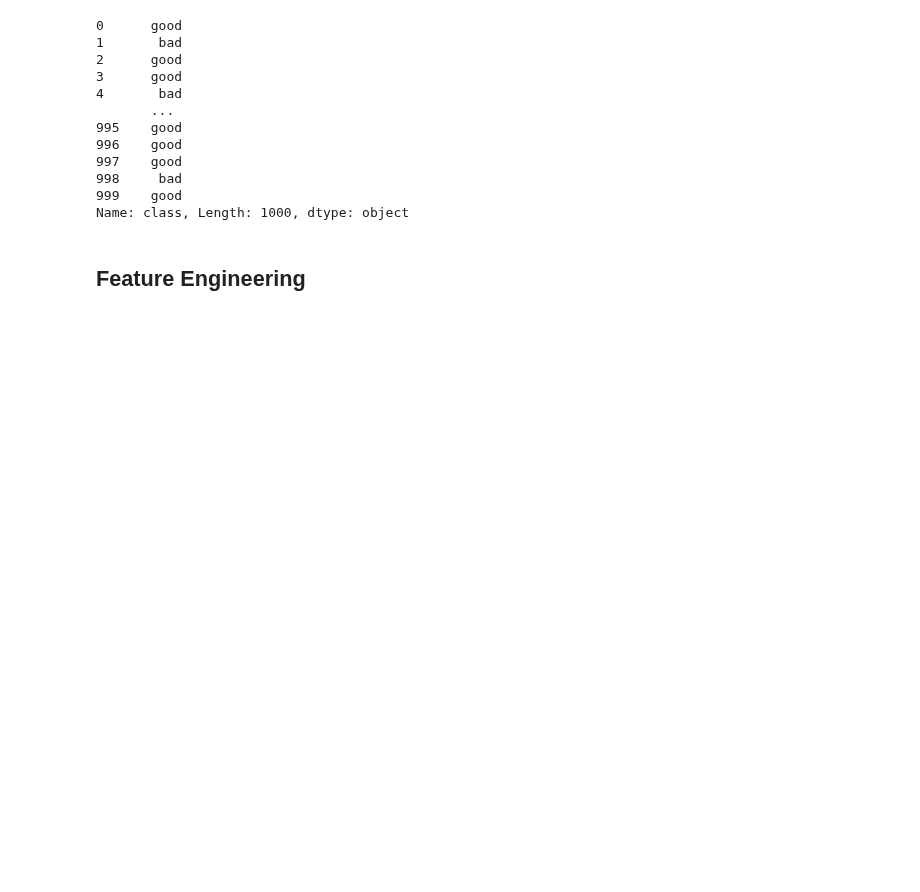
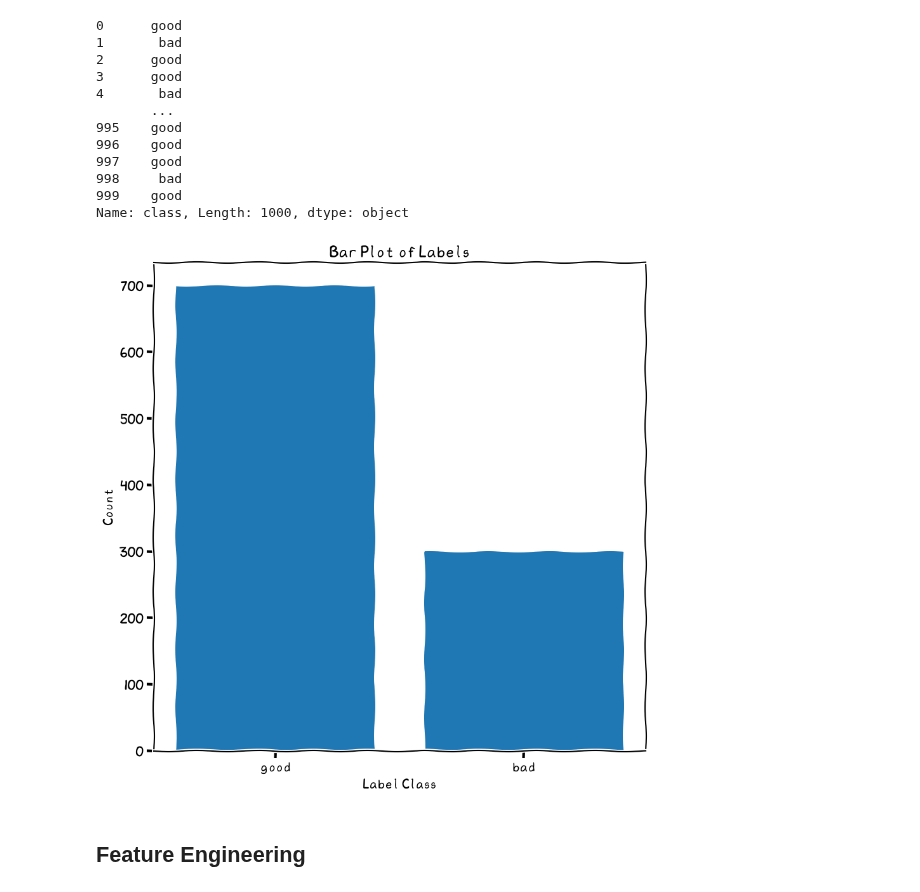
Before and after one commit to ranggakd/DAIly, a Jupyter notebook: projects/german_credit/Internal_Audit_Insights-Credit_Risk_Assessment_and_Fraud_Detection.ipynb, the cells around one changed output. Cells and saved outputs as stored; diff of their text form; code cells hidden in the pictures; blank space fills up the shorter version.

```diff
--- a/projects/german_credit/Internal_Audit_Insights-Credit_Risk_Assessment_and_Fraud_Detection.ipynb
+++ b/projects/german_credit/Internal_Audit_Insights-Credit_Risk_Assessment_and_Fraud_Detection.ipynb
@@ -249,6 +246,18 @@ labels
 998     bad
 999    good
 Name: class, Length: 1000, dtype: object
+# %%
+# plot the labels to see whether it is balance or not
+label_counts = labels.value_counts()
+
+plt.figure(figsize=(10, 10))
+plt.bar(label_counts.index, label_counts.values)
+plt.xlabel('Label Class')
+plt.ylabel('Count')
+plt.title('Bar Plot of Labels')
+plt.show()
+# %% [output]
+[figure, added]
 # %% [markdown]
 ## Feature Engineering
 # %% [markdown]
```
Also changed, not shown: parts of 1 cell of this notebook.
